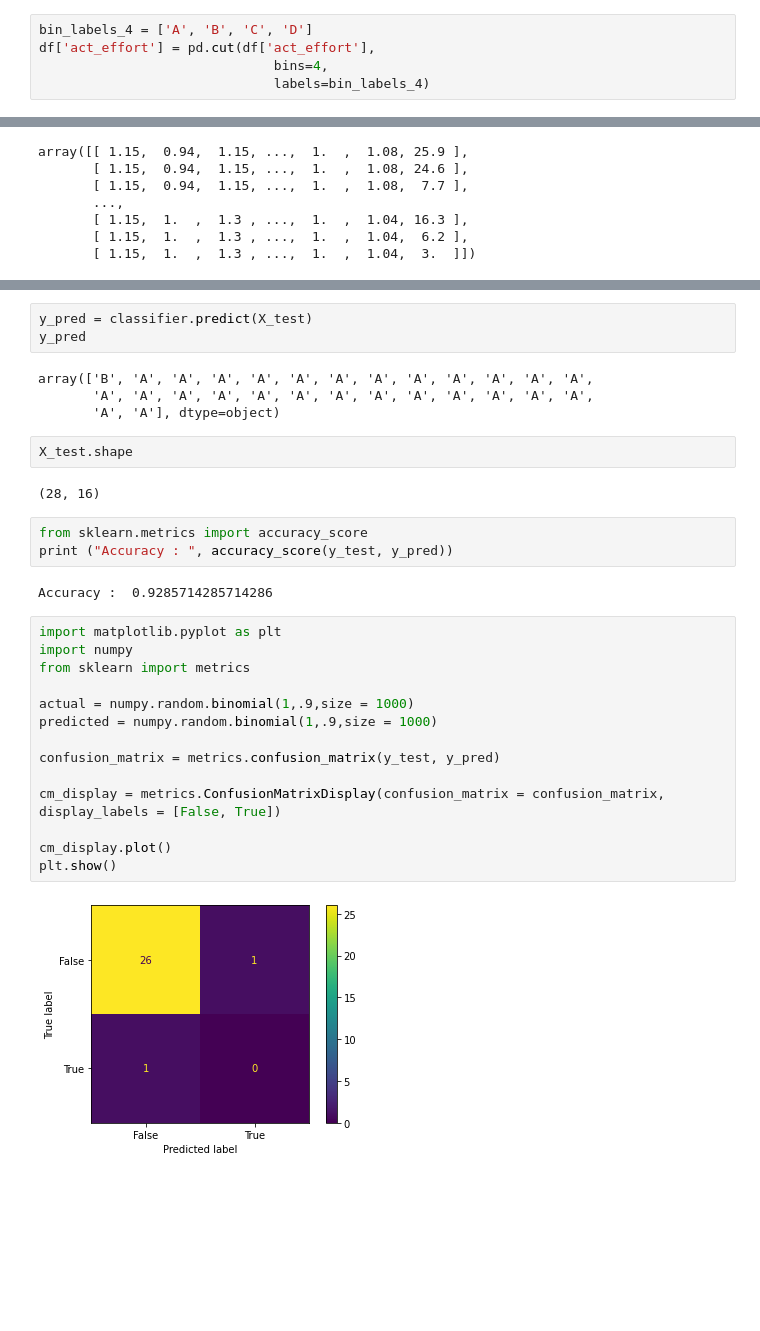
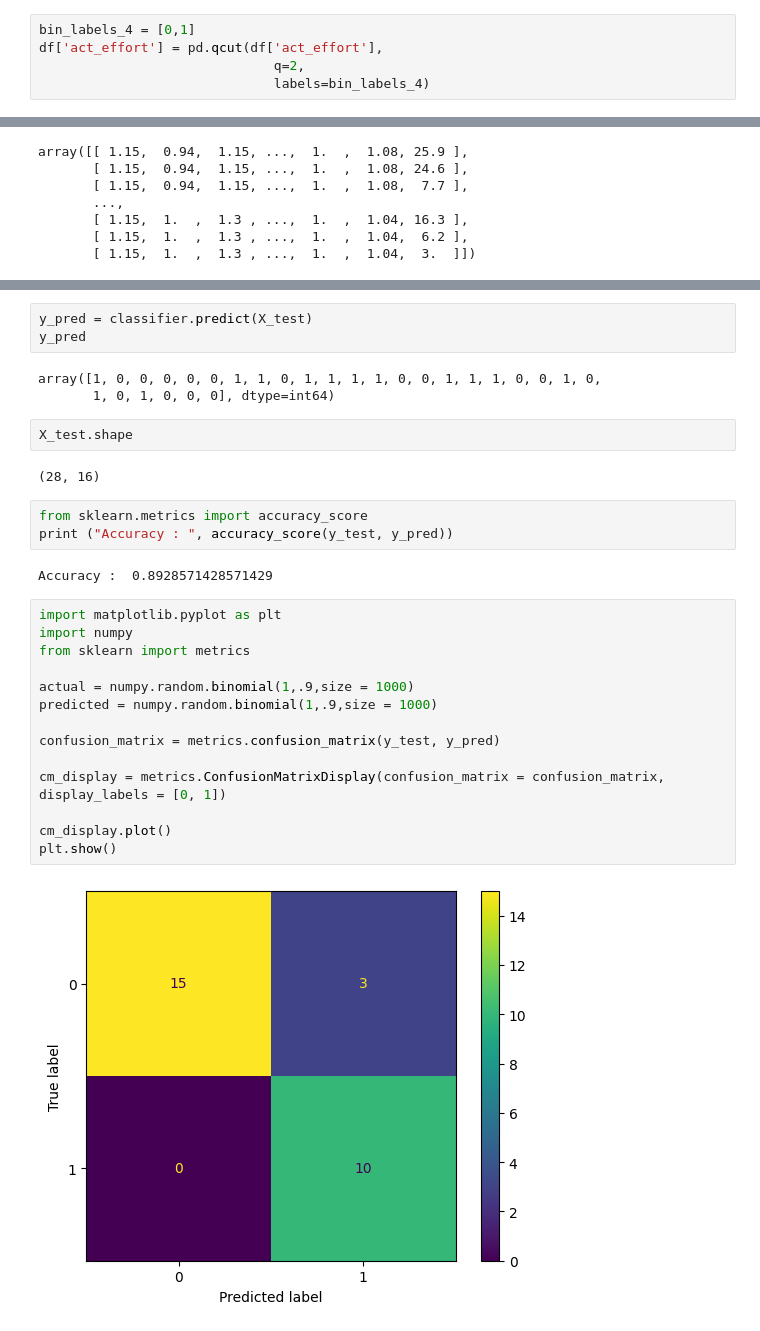
Before and after one commit to Aashir120/nasa_prediction, a Jupyter notebook: Untitled.ipynb, the cells around one changed output, grey strips where cells are left out. Saved outputs shown, nothing was run; the diff lists cells and outputs as text; blank space fills up the shorter version.

```diff
--- a/Untitled.ipynb
+++ b/Untitled.ipynb
@@ -629,7 +629,7 @@ plt.show()
 # %%
-bin_labels_4 = ['A', 'B', 'C', 'D']
-df['act_effort'] = pd.cut(df['act_effort'],
-                              bins=4,
+bin_labels_4 = [0,1]
+df['act_effort'] = pd.qcut(df['act_effort'],
+                              q=2,
                               labels=bin_labels_4)
 # %%
 df['act_effort'].value_counts()
@@ -714,9 +708,8 @@ LogisticRegression(random_state=1)
 y_pred = classifier.predict(X_test)
 y_pred
 # %% [output]
-array(['B', 'A', 'A', 'A', 'A', 'A', 'A', 'A', 'A', 'A', 'A', 'A', 'A',
-       'A', 'A', 'A', 'A', 'A', 'A', 'A', 'A', 'A', 'A', 'A', 'A', 'A',
-       'A', 'A'], dtype=object)
+array([1, 0, 0, 0, 0, 0, 1, 1, 0, 1, 1, 1, 1, 0, 0, 1, 1, 1, 0, 0, 1, 0,
+       1, 0, 1, 0, 0, 0], dtype=int64)
 # %%
 X_test.shape
 # %% [output]
@@ -725,21 +718,21 @@ X_test.shape
 from sklearn.metrics import accuracy_score
 print ("Accuracy : ", accuracy_score(y_test, y_pred))
 # %% [output]
-Accuracy :  0.9285714285714286
+Accuracy :  0.8928571428571429
 # %%
 import matplotlib.pyplot as plt
 import numpy
 from sklearn import metrics
 
 actual = numpy.random.binomial(1,.9,size = 1000)
 predicted = numpy.random.binomial(1,.9,size = 1000)
 
 confusion_matrix = metrics.confusion_matrix(y_test, y_pred)
 
-cm_display = metrics.ConfusionMatrixDisplay(confusion_matrix = confusion_matrix, display_labels = [False, True])
+cm_display = metrics.ConfusionMatrixDisplay(confusion_matrix = confusion_matrix, display_labels = [0, 1])
 
 cm_display.plot()
 plt.show()
 # %% [output]
-[figure, old version]
+[figure, new version]
 # %%
```
Also changed, not shown: parts of 15 cells of this notebook.
